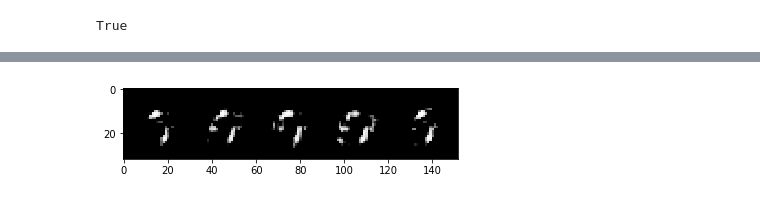
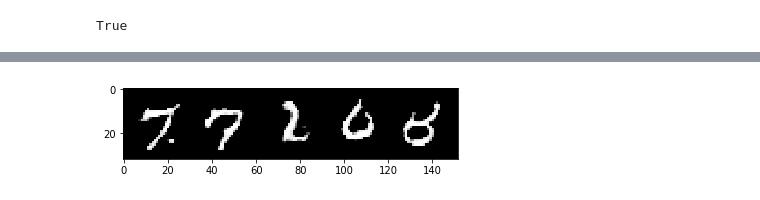
Before and after one commit to xtwxfxk/left5, a Jupyter notebook: pytorch/x_cnn_condition_wgan_gp.ipynb, the cells around one changed output, grey strips where cells are left out. Drawn from its saved outputs; the diff is of its cells as text; code cells hidden in the pictures.

```diff
--- a/pytorch/x_cnn_condition_wgan_gp.ipynb
+++ b/pytorch/x_cnn_condition_wgan_gp.ipynb
@@ -75,7 +75,7 @@ def gen_noise_label(batch_size):
 # %%
 def gen_noise(batch_size, label):
     prefix = np.zeros((batch_size, 10))
-    prefix[:, label] = 1
+    prefix[np.arange(batch_size), label] = 1
     z = np.random.normal(0, 1, (batch_size, z_dimension))
     prefix = prefix / np.linalg.norm(prefix)
     z[:, :10] + prefix
@@ -331,9 +356,12 @@ torch.save(g.state_dict(), './ser/condition_wgan_gp_generator.pt')
+# %%
+D.load_state_dict(torch.load('./ser/condition_wgan_gp_discriminator.pt'))
+G.load_state_dict(torch.load('./ser/condition_wgan_gp_generator.pt'))
 # %%
-clabel = np.array([4,5,4,4,0])
-z = gen_noise(5, clabel)
-images = g(z)
+words = np.array([4,5,4,4,0])
+z = gen_noise(words.shape[0], words)
+images = G(z)
 # save_image(images, 'xx.png')
 plt.imshow(Image.fromarray(make_grid(images).mul(255).clamp(0, 255).byte().permute(1, 2, 0).cpu().numpy()))
 plt.show()
 # %% [output]
-[figure, old version]
+[figure, new version]
```
Also changed, not shown: parts of 3 cells of this notebook, 6 other files.
